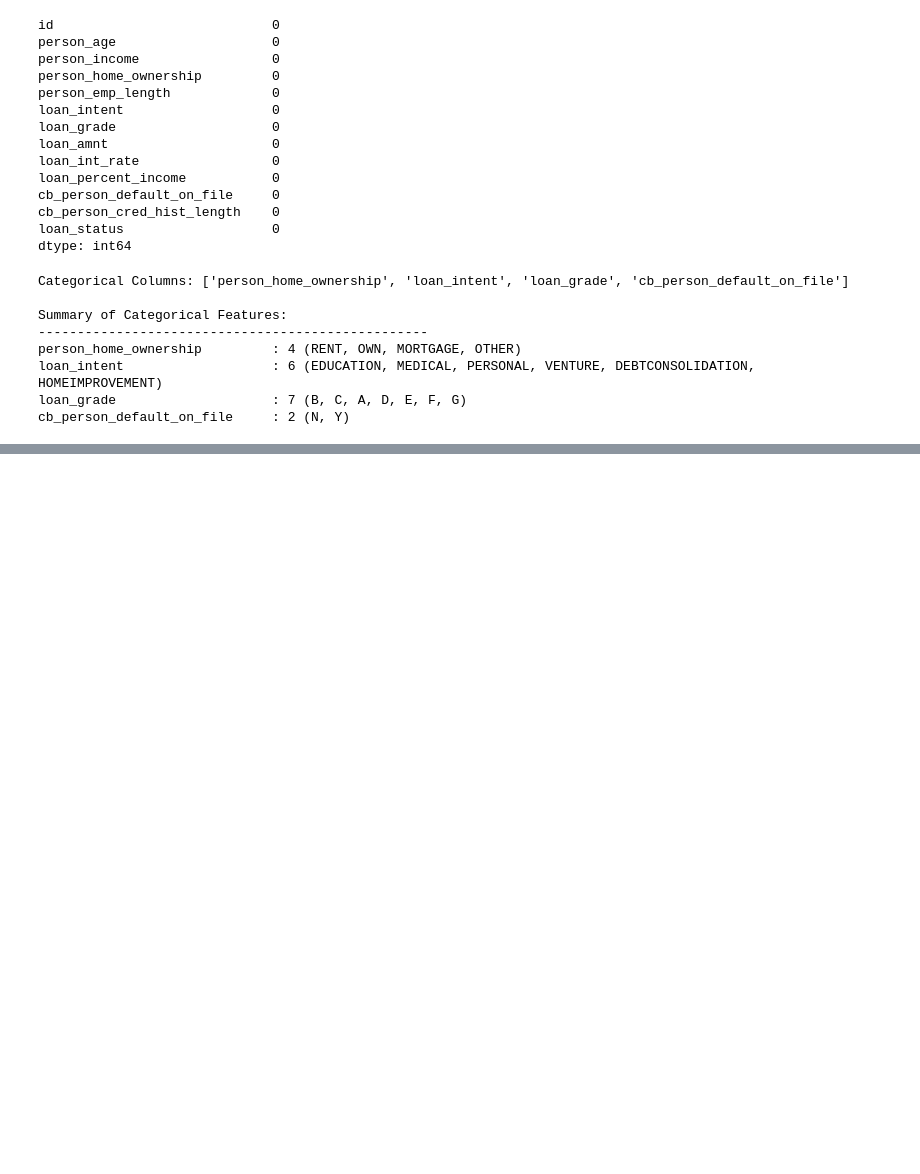
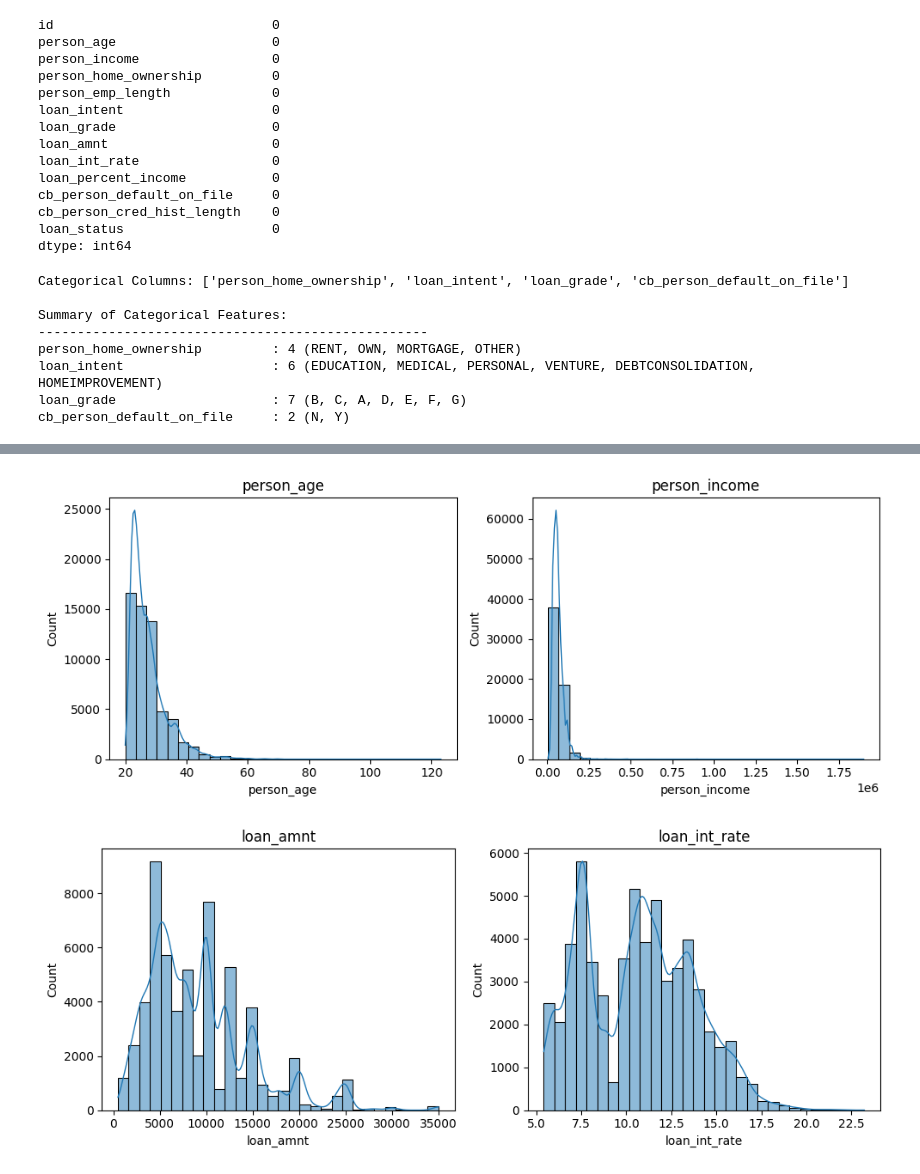
Before and after one commit to ndangi168/Loan-Approval-Predication, a Jupyter notebook: loanApprovalPrediction.ipynb, the cells around one changed output, grey strips where cells are left out. Saved outputs shown, nothing was run; the diff lists cells and outputs as text; code cells hidden in the pictures; blank space fills up the shorter version.

```diff
--- a/loanApprovalPrediction.ipynb
+++ b/loanApprovalPrediction.ipynb
@@ -195,3 +195,21 @@ fig = px.bar(
 
 
 fig.show()
+# %%
+numerical_cols = ['person_age', 'person_income',
+                  'loan_amnt', 'loan_int_rate']
+
+for i in range(0, len(numerical_cols), 2):
+    fig, axes = plt.subplots(1, 2, figsize=(10, 4))
+
+    for j in range(2):
+        if i + j < len(numerical_cols):
+            col = numerical_cols[i + j]
+            sns.histplot(df_train[col], bins=30, kde=True, ax=axes[j], line_kws={"lw": 1})
+            axes[j].set_title(f'{col}')
+
+    plt.tight_layout()
+    plt.show()
+# %% [output]
+[figure, added]
+[figure, added]
```
Also changed, not shown: parts of 2 cells of this notebook.
